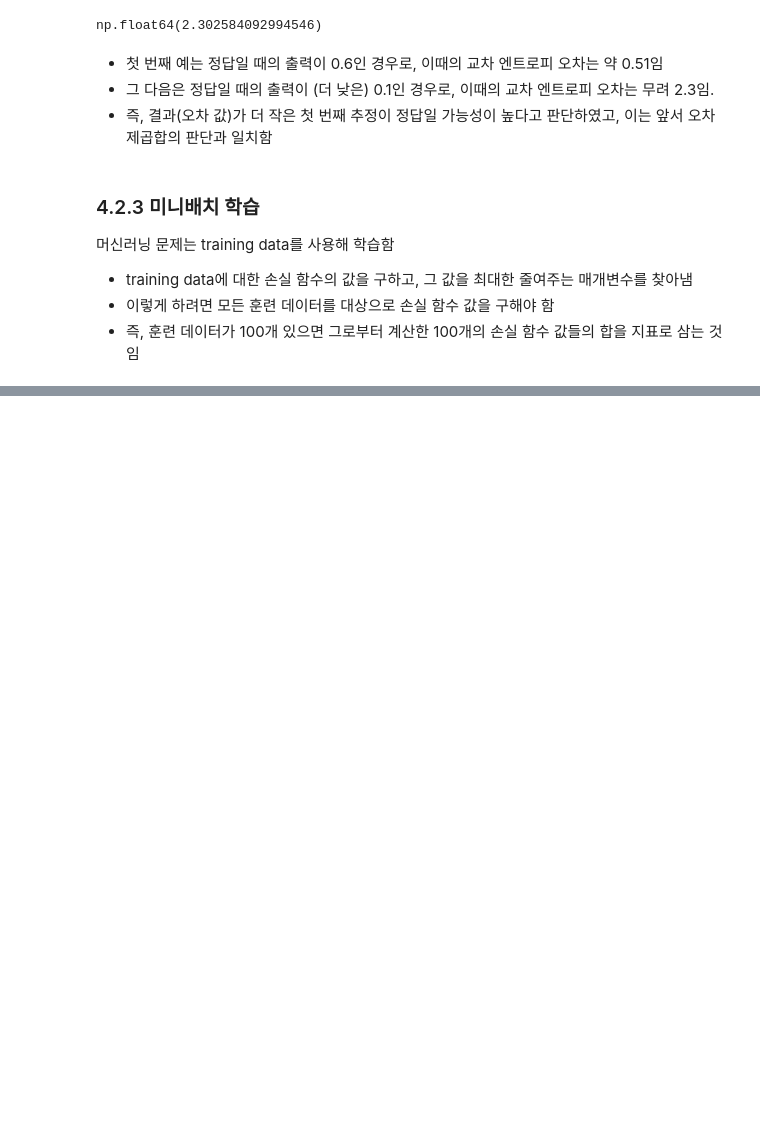
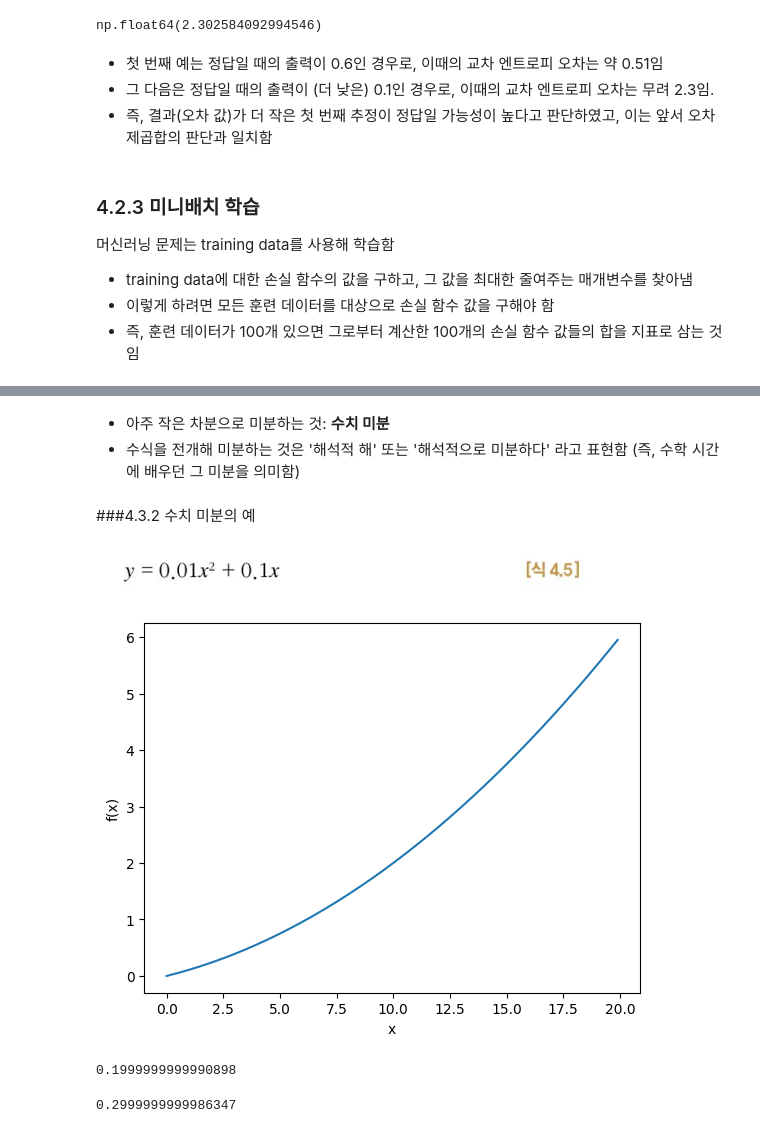
Before and after one commit to inuin09/DeepLearning, a Jupyter notebook: 신경망_학습.ipynb, the cells around one changed output, grey strips where cells are left out. Cells and saved outputs as stored; diff of their text form; code cells hidden in the pictures; blank space fills up the shorter version.

```diff
--- a/신경망_학습.ipynb
+++ b/신경망_학습.ipynb
@@ -162,0 +312,34 @@ $E=-1/N Σ_n Σ_k t_{nk} log y_{nk}$
+# %% [markdown]
+- 아주 작은 차분으로 미분하는 것: **수치 미분**
+- 수식을 전개해 미분하는 것은 '해석적 해' 또는 '해석적으로 미분하다' 라고 표현함 (즉, 수학 시간에 배우던 그 미분을 의미함)
+# %% [markdown]
+###4.3.2 수치 미분의 예
+
+![image.png](embedded-picture-1)
+# %%
+#[식 4.5]을 파이썬으로 구현하기
+
+def function_1(x):
+  return 0.01*x**2 + 0.1*x
+# %%
+import numpy as np
+import matplotlib.pylab as plt
+
+x=np.arange(0.0, 20.0, 0.1) #0에서 20까지 0.1 간격의 배열 x을 만듦
+y=function_1(x)
+plt.xlabel("x")
+plt.ylabel("f(x)")
+plt.plot(x, y)
+plt.show()
+# %% [output]
+[figure, added]
+# %%
+#x=5일 때와 10일 때 이 함수의 미분을 계산
+
+numerical_diff(function_1, 5)
+# %% [output]
+0.1999999999990898
+# %%
+numerical_diff(function_1, 10)
+# %% [output]
+0.2999999999986347
```
Also changed, not shown: parts of 73 cells of this notebook.
